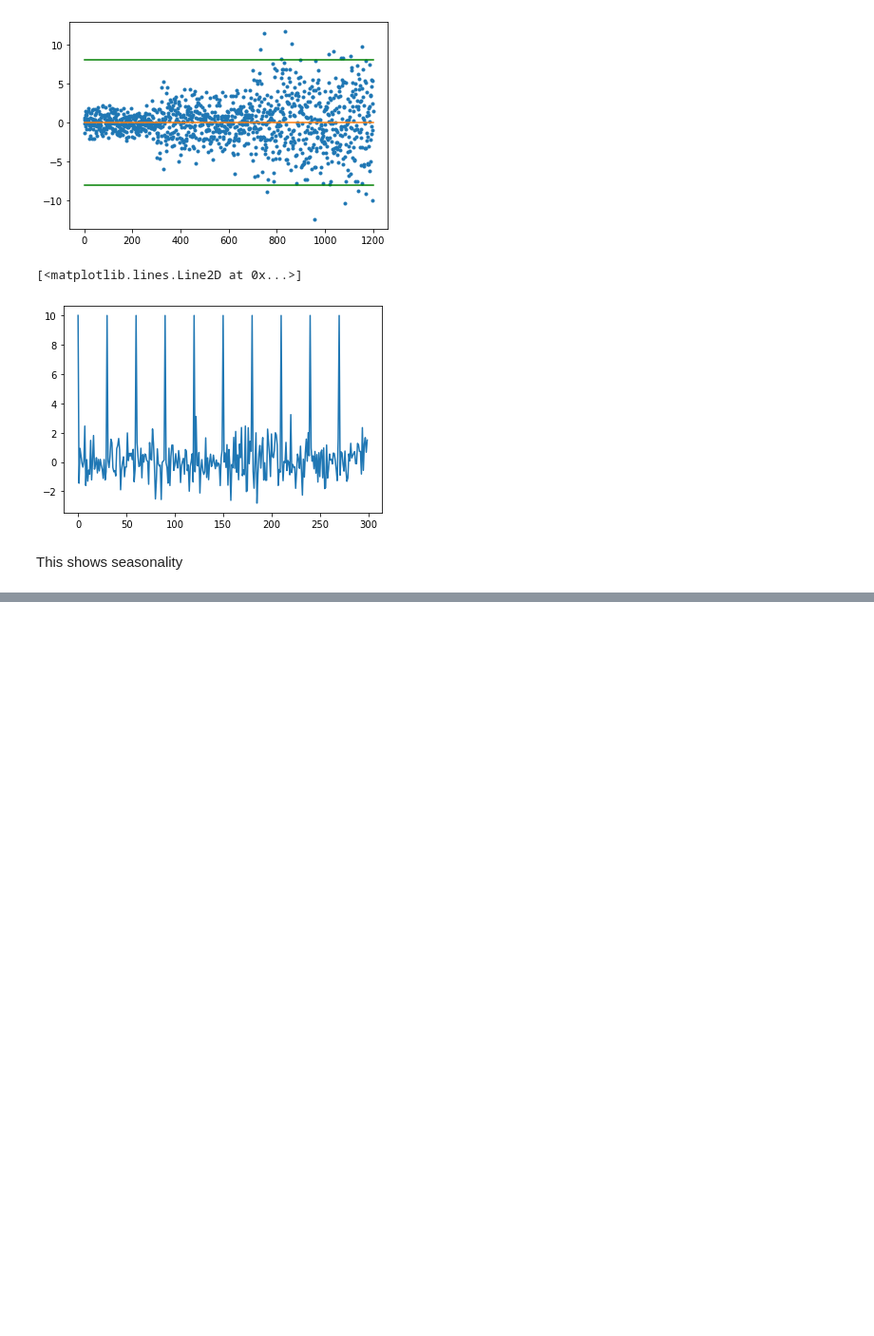
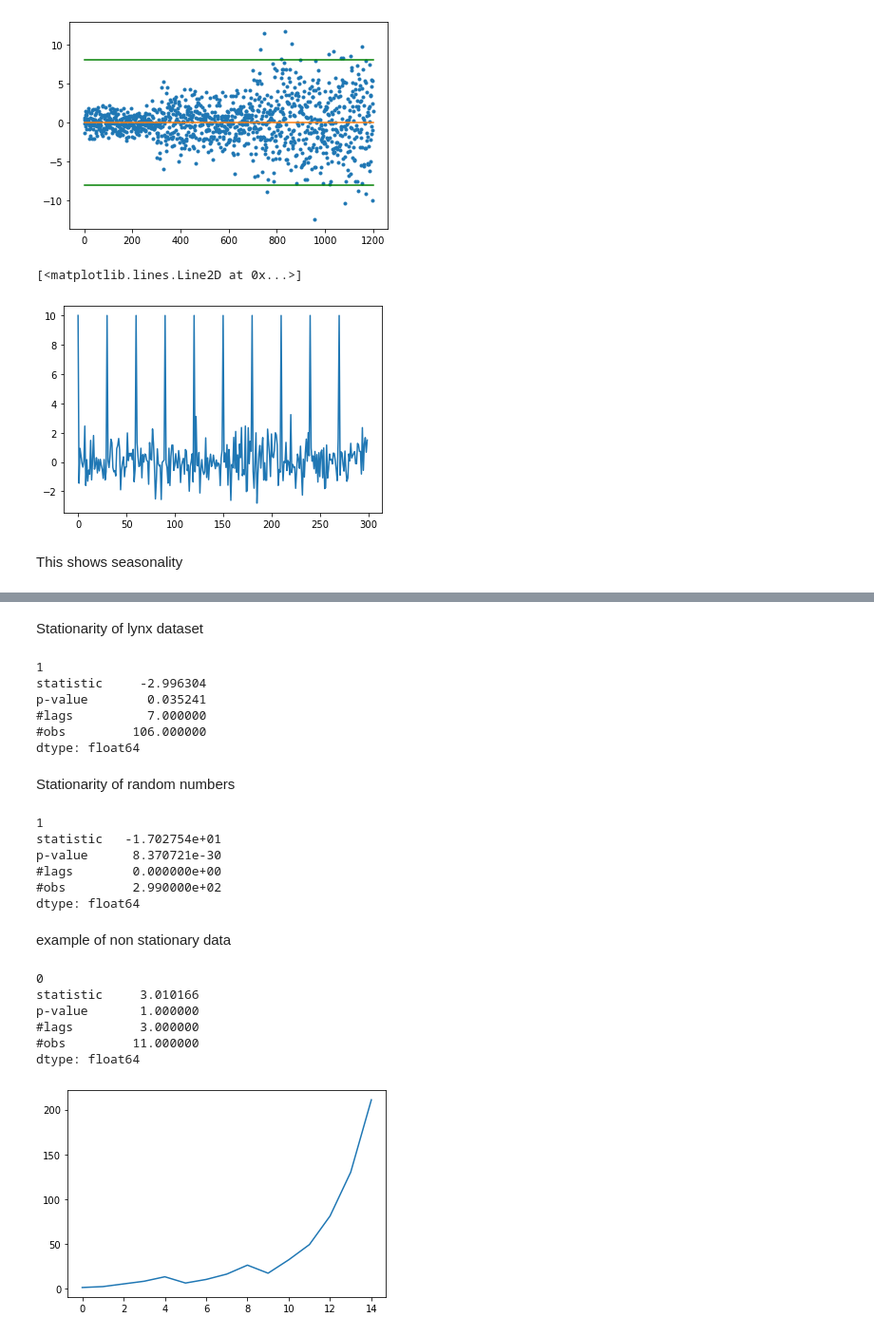
Before and after one commit to darrahts/timeSeriesAnalysis, a Jupyter notebook: timeSeries1.ipynb, the cells around one changed output, grey strips where cells are left out. Shown at 95% size. Drawn from its saved outputs; the diff is of its cells as text; code cells hidden in the pictures; blank space fills up the shorter version.

Commit message:
added stationarity test example

```diff
--- a/timeSeries1.ipynb
+++ b/timeSeries1.ipynb
@@ -122,5 +123,64 @@ This shows seasonality
-# %%
-def stationarity_test(ts):
-    """
-        Descr: performs augmented dickey-fuller test
-    """
+# %%
+def stationarity_test(ts):
+    """
+        Descr: performs augmented dickey-fuller test for stationarity
+
+        Params:
+            ts: timeseries data object
+
+        returns: array of statistical measures indicating stationarity
+    """
+    from statsmodels.tsa.stattools import adfuller
+    res = adfuller(ts, autolag='AIC')
+    out = pd.Series(res[0:4], index=['statistic', 'p-value', '#lags', '#obs'])
+    if(out['p-value'] < .05):
+        res = 1
+    else:
+        res = 0
+    return res, out
+# %% [markdown]
+Stationarity of lynx dataset
+# %%
+res, out = stationarity_test(lynx_ts)
+print(res)
+print(out)
+# %% [output]
+1
+statistic     -2.996304
+p-value        0.035241
+#lags          7.000000
+#obs         106.000000
+dtype: float64
+# %% [markdown]
+Stationarity of random numbers
+# %%
+mu   = 0
+std  = 1
+size = 300
+x = np.random.normal(mu, std, size)
+res,out = stationarity_test(x)
+print(res)
+print(out)
+# %% [output]
+1
+statistic   -1.702754e+01
+p-value      8.370721e-30
+#lags        0.000000e+00
+#obs         2.990000e+02
+dtype: float64
+# %% [markdown]
+example of non stationary data
+# %%
+x = [1, 2, 5, 8, 13, 6, 10, 16, 26, 17, 32, 49, 81, 130, 211]
+plt.plot(x)
+res, out = stationarity_test(x)
+print(res)
+print(out)
+# %% [output]
+0
+statistic     3.010166
+p-value       1.000000
+#lags         3.000000
+#obs         11.000000
+dtype: float64
+[figure, added]
```
Also changed, not shown: parts of 1 cell of this notebook.
